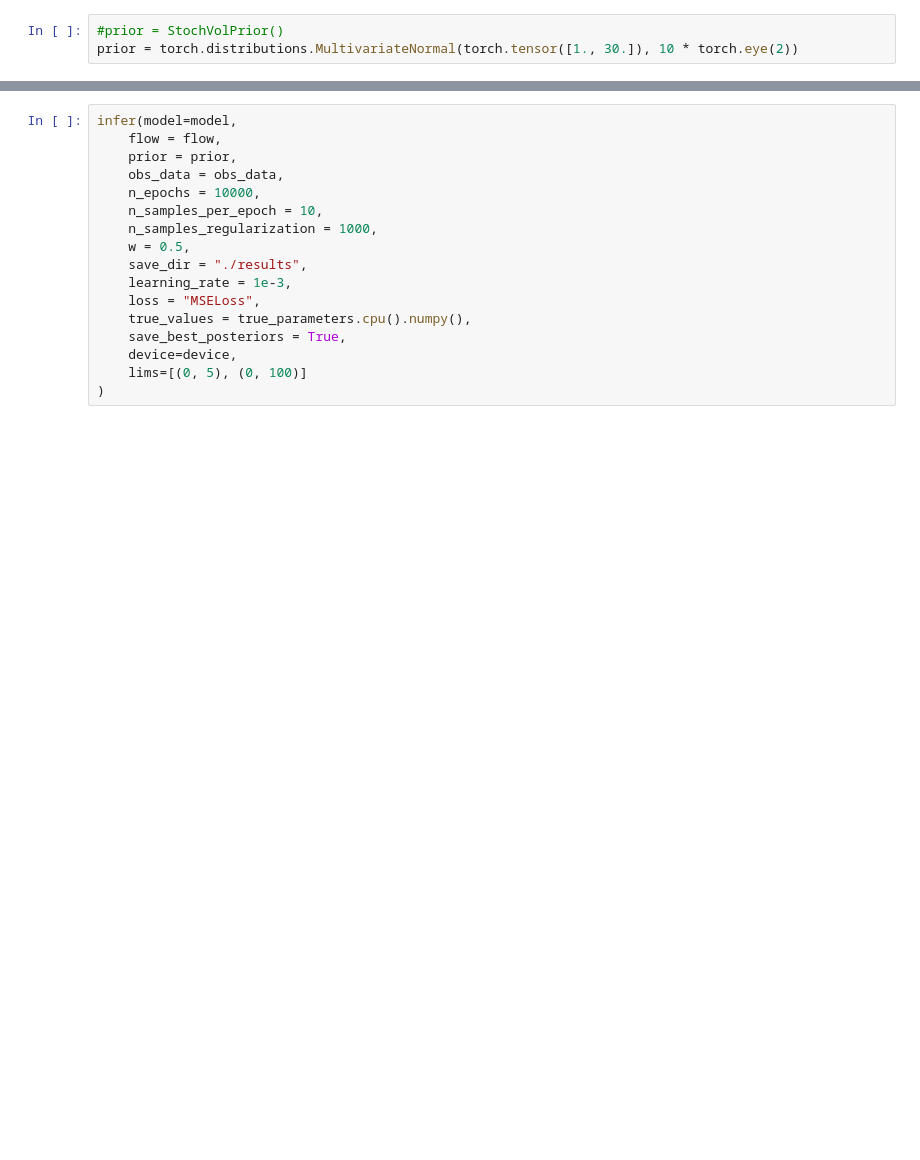
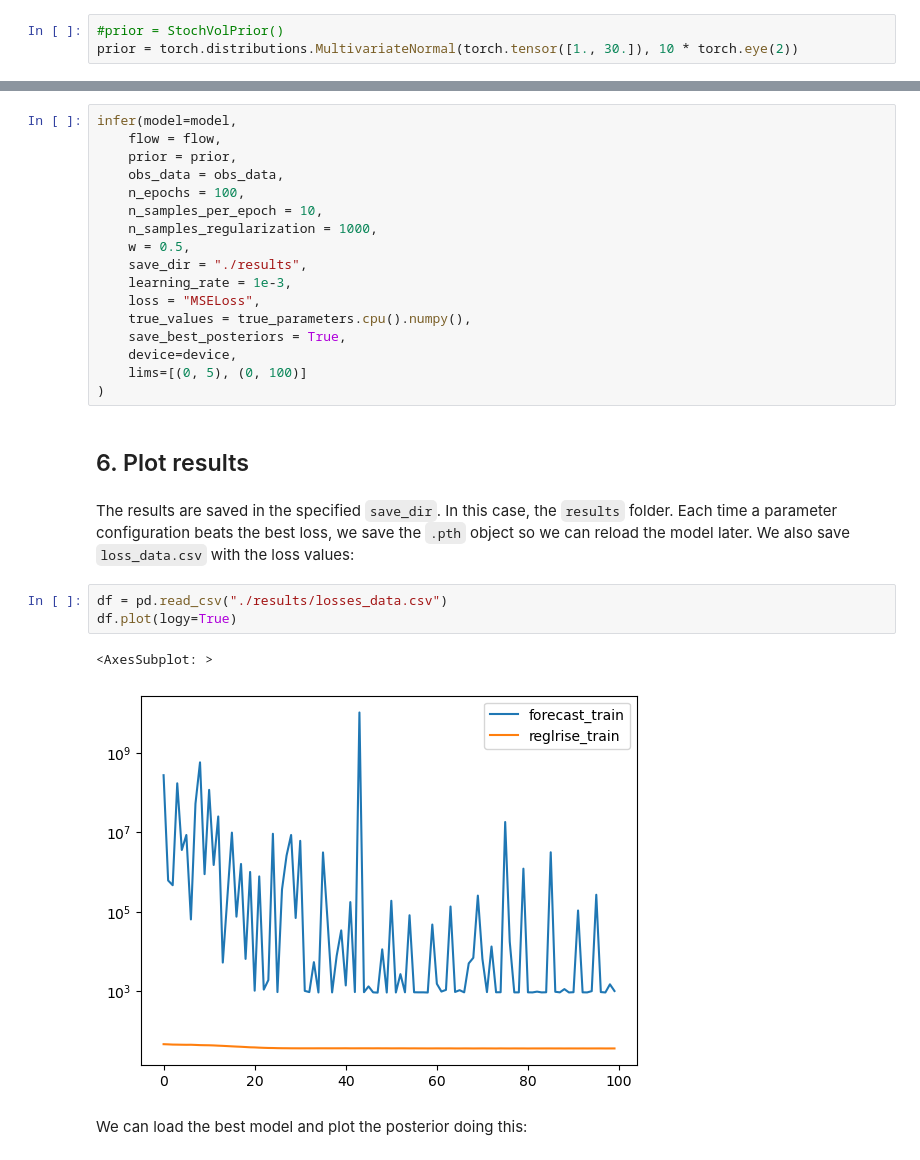
Before and after one commit to arnauqb/bayesian_gradabm, a Jupyter notebook: notebooks/test_api.ipynb, the cells around one changed output, grey strips where cells are left out. Cells and saved outputs as stored; diff of their text form; blank space fills up the shorter version.

```diff
--- a/notebooks/test_api.ipynb
+++ b/notebooks/test_api.ipynb
@@ -31,7 +60,7 @@ infer(model=model,
     flow = flow,
     prior = prior,
     obs_data = obs_data,
-    n_epochs = 10000,
+    n_epochs = 100,
     n_samples_per_epoch = 10,
     n_samples_regularization = 1000,
     w = 0.5,
@@ -43,3 +72,15 @@ infer(model=model,
     device=device,
     lims=[(0, 5), (0, 100)]
 )
+# %% [markdown]
+## 6. Plot results
+# %% [markdown]
+The results are saved in the specified `save_dir`. In this case, the `results` folder. Each time a parameter configuration beats the best loss, we save the `.pth` object so we can reload the model later. We also save `loss_data.csv` with the loss values:
+# %%
+df = pd.read_csv("./results/losses_data.csv")
+df.plot(logy=True)
+# %% [output]
+<AxesSubplot: >
+[figure, added]
+# %% [markdown]
+We can load the best model and plot the posterior doing this:
```
Also changed, not shown: parts of 10 cells of this notebook, 2 other files.
